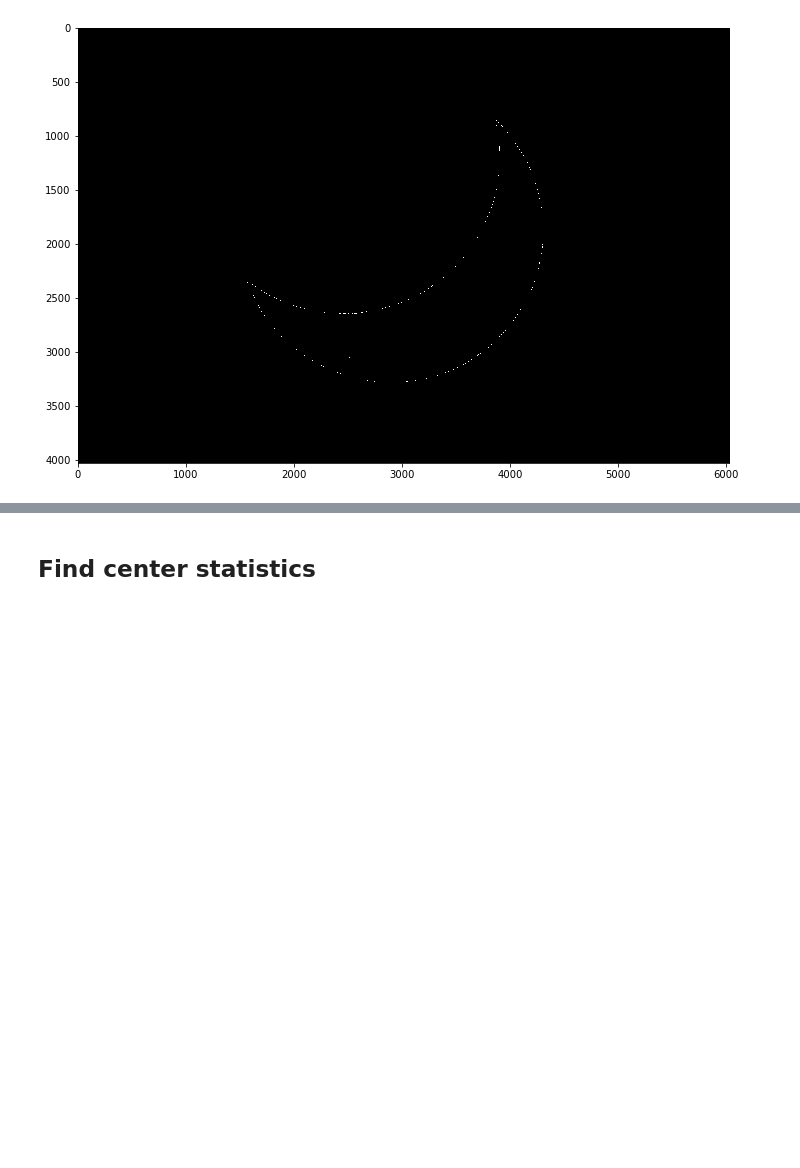
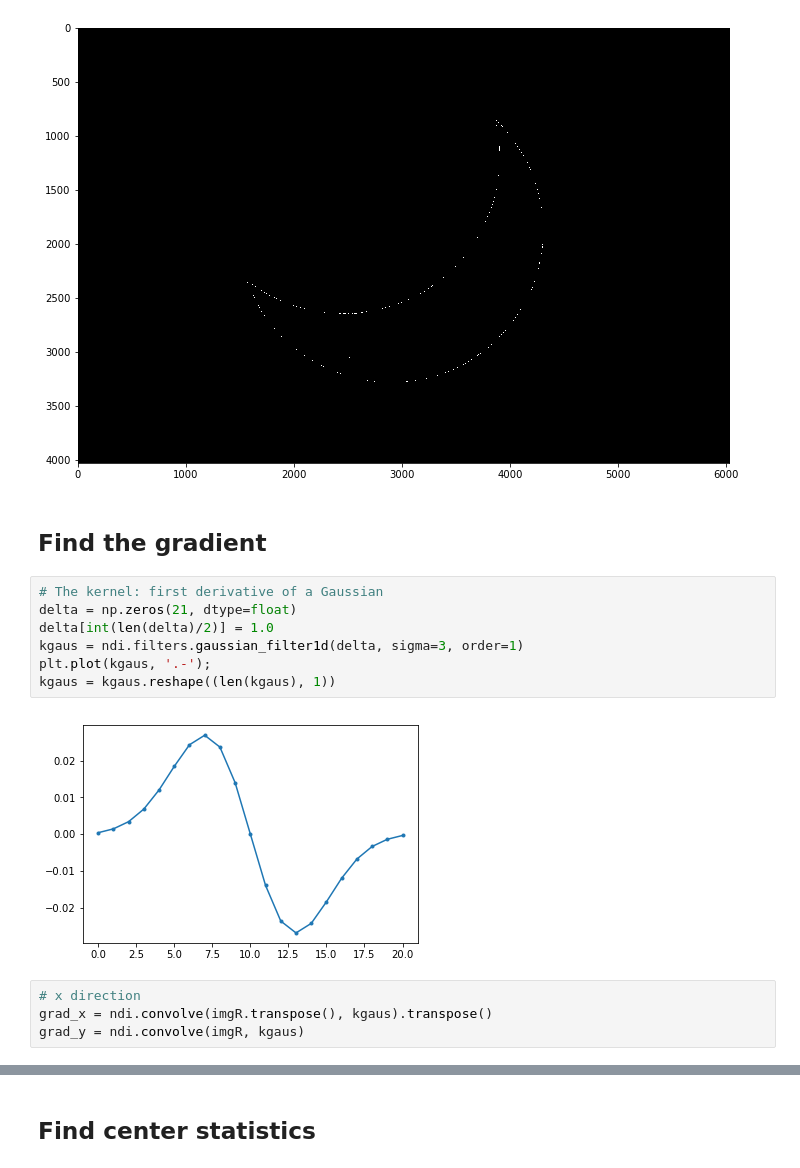
Before and after one commit to gitcheng/arccenter, a Jupyter notebook: center_of_sun.ipynb, the cells around one changed output, grey strips where cells are left out. Saved outputs shown, nothing was run; the diff lists cells and outputs as text; blank space fills up the shorter version.

Commit message:
add gradient test

```diff
--- a/center_of_sun.ipynb
+++ b/center_of_sun.ipynb
@@ -75,3 +81,18 @@ plt.figure(figsize=(12,8))
 plt.imshow(edges3, cmap='gray');
 # %% [output]
 [figure]
+# %% [markdown]
+## Find the gradient
+# %%
+# The kernel: first derivative of a Gaussian
+delta = np.zeros(21, dtype=float)
+delta[int(len(delta)/2)] = 1.0
+kgaus = ndi.filters.gaussian_filter1d(delta, sigma=3, order=1)
+plt.plot(kgaus, '.-');
+kgaus = kgaus.reshape((len(kgaus), 1))
+# %% [output]
+[figure, added]
+# %%
+# x direction
+grad_x = ndi.convolve(imgR.transpose(), kgaus).transpose()
+grad_y = ndi.convolve(imgR, kgaus)
```
Also changed, not shown: parts of 16 cells of this notebook.
